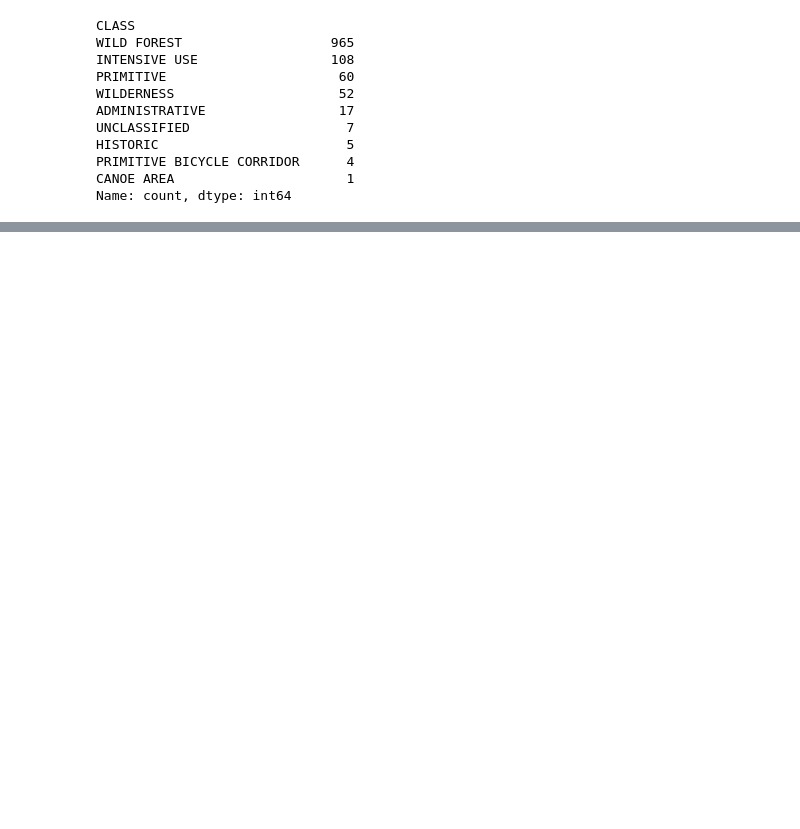
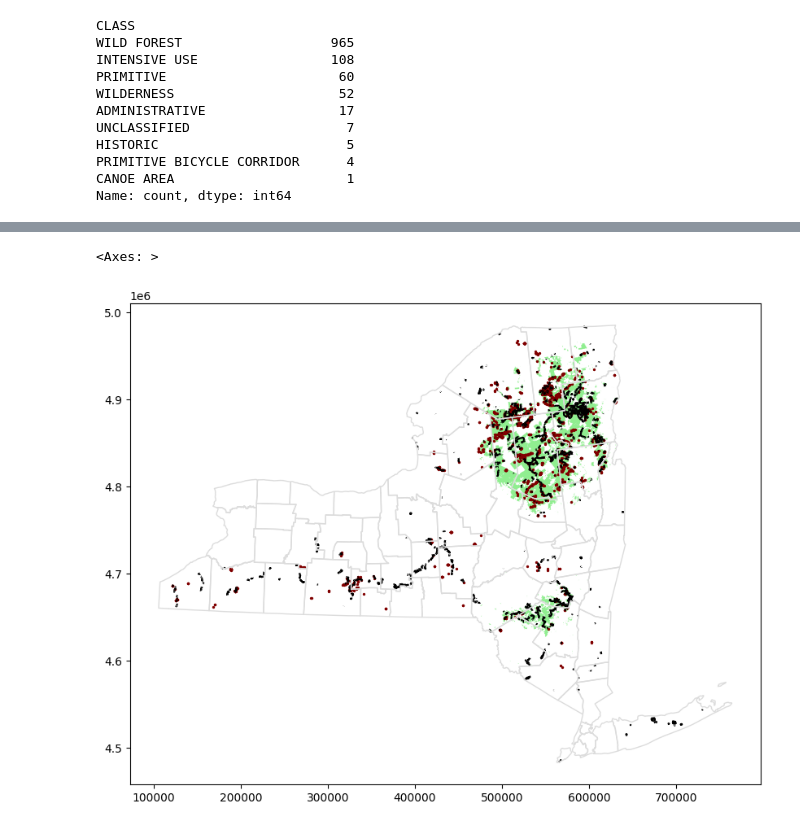
Before and after one commit to MajorMask/flood_prediction, a Jupyter notebook: geospatial-analysis.ipynb, the cells around one changed output, grey strips where cells are left out. Saved outputs shown, nothing was run; the diff lists cells and outputs as text; code cells hidden in the pictures; blank space fills up the shorter version.

```diff
--- a/geospatial-analysis.ipynb
+++ b/geospatial-analysis.ipynb
@@ -64,0 +81,21 @@ Name: count, dtype: int64
+# %%
+POI_dt = gpd.read_file("../input/geospatial-learn-course-data/DEC_pointsinterest/DEC_pointsinterest/Decptsofinterest.shp")
+campsites = POI_dt.loc[POI_dt.ASSET=='PRIMITIVE CAMPSITE'].copy()
+
+# Foot trails in New York state (LineString)
+roads_trails = gpd.read_file("../input/geospatial-learn-course-data/DEC_roadstrails/DEC_roadstrails/Decroadstrails.shp")
+trails = roads_trails.loc[roads_trails.ASSET=='FOOT TRAIL'].copy()
+
+# County boundaries in New York state (Polygon)
+counties = gpd.read_file("../input/geospatial-learn-course-data/NY_county_boundaries/NY_county_boundaries/NY_county_boundaries.shp")
+# %%
+# Define a base map with county boundaries
+ax = counties.plot(figsize=(10,10), color='none', edgecolor='gainsboro', zorder=3)
+
+# Add wild lands, campsites, and foot trails to the base map
+wild_lands.plot(color='lightgreen', ax=ax)
+campsites.plot(color='maroon', markersize=2, ax=ax)
+trails.plot(color='black', markersize=1, ax=ax)
+# %% [output]
+<Axes: >
+[figure, added]
```
Also changed, not shown: parts of 4 cells of this notebook.
